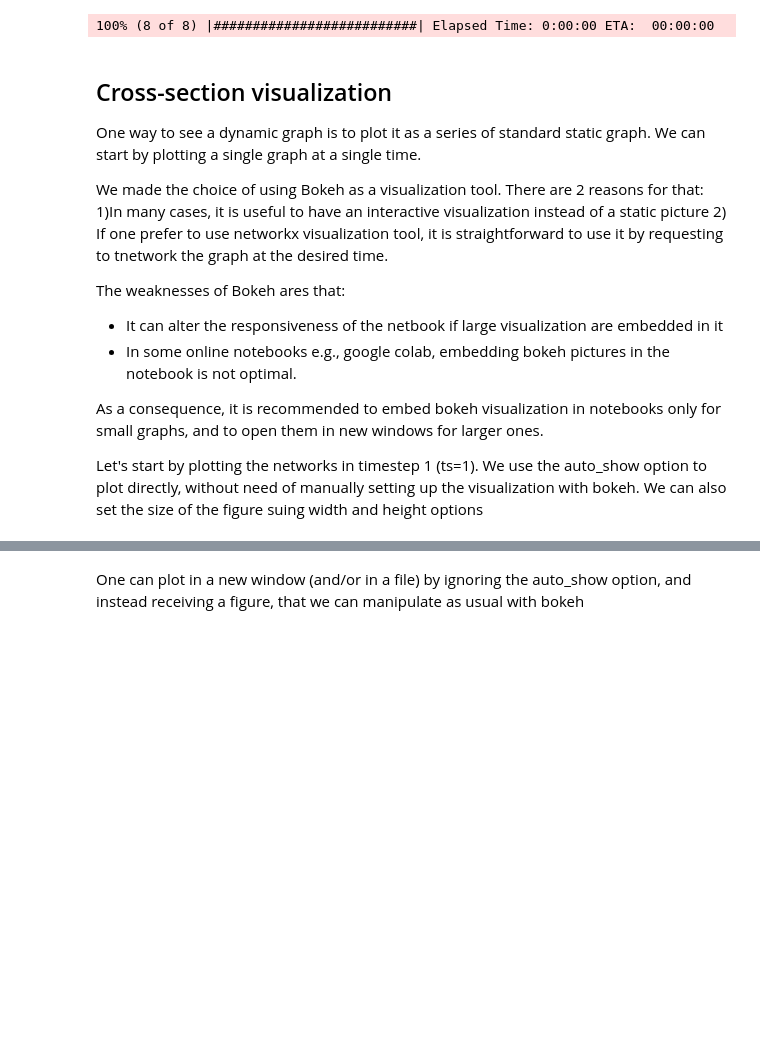
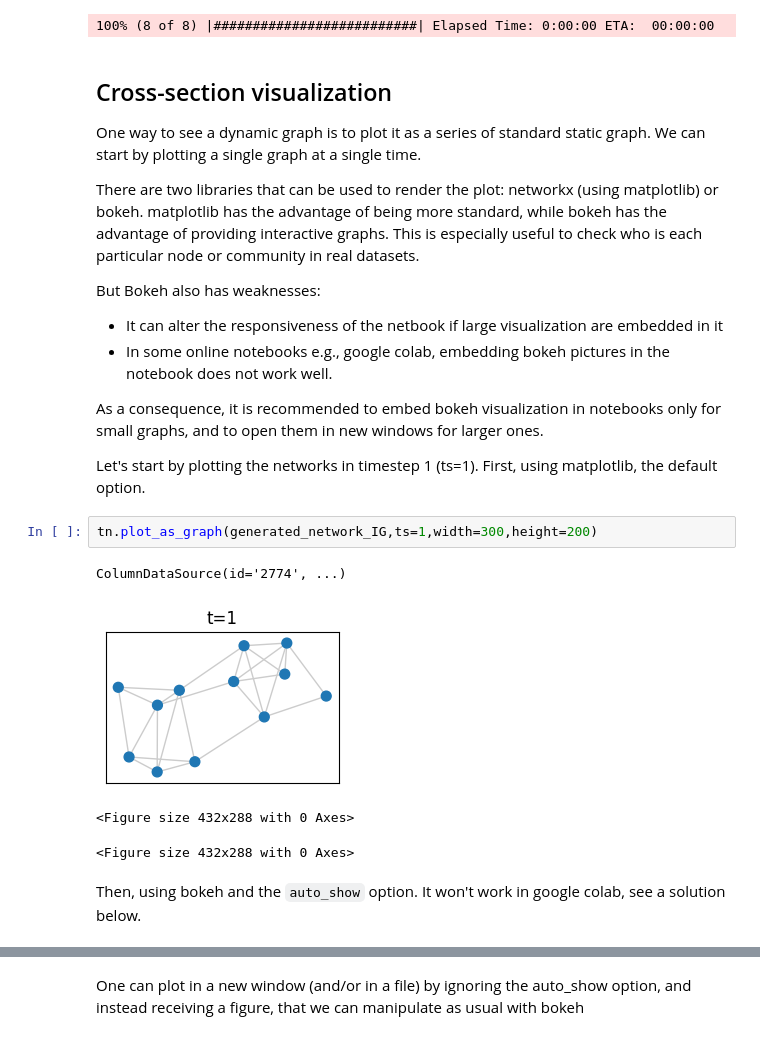
Before and after one commit to Yquetzal/tnetwork, a Jupyter notebook: demo_visu.ipynb, the cells around one changed output, grey strips where cells are left out. Drawn from its saved outputs; the diff is of its cells as text; blank space fills up the shorter version.

Commit message:
Update to make matplotlib plots the default

```diff
--- a/demo_visu.ipynb
+++ b/demo_visu.ipynb
@@ -35,15 +32,23 @@ my_scenario.DEATH(com2,wait=10)
 One way to see a dynamic graph is to plot it as a series of standard static graph.
 We can start by plotting a single graph at a single time.
 
-We made the choice of using Bokeh as a visualization tool. There are 2 reasons for that: 1)In many cases, it is useful to have an interactive visualization instead of a static picture 2) If one prefer to use networkx visualization tool, it is straightforward to use it by requesting to tnetwork the graph at the desired time.
+There are two libraries that can be used to render the plot: networkx (using matplotlib) or bokeh. matplotlib has the advantage of being more standard, while bokeh has the advantage of providing interactive graphs. This is especially useful to check who is each particular node or community in real datasets.
 
-The weaknesses of Bokeh ares that:
+But Bokeh also has weaknesses:
 * It can alter the responsiveness of the netbook if large visualization are embedded in it
-* In some online notebooks e.g., google colab, embedding bokeh pictures in the notebook is not optimal.
+* In some online notebooks e.g., google colab, embedding bokeh pictures in the notebook does not work well.
 
 As a consequence, it is recommended to embed bokeh visualization in notebooks only for small graphs, and to open them in new windows for larger ones.
 
 Let's start by plotting the networks in timestep 1 (ts=1).
-We use the auto_show option to plot directly, without need of manually setting up the visualization with bokeh.
-We can also set the size of the figure suing width and height options
+First, using matplotlib, the default option.
+# %%
+tn.plot_as_graph(generated_network_IG,ts=1,width=300,height=200)
+# %% [output]
+ColumnDataSource(id='2774', ...)
+[figure, added]
+<Figure size 432x288 with 0 Axes>
+<Figure size 432x288 with 0 Axes>
+# %% [markdown]
+Then, using bokeh and the `auto_show` option. It won't work in google colab, see a solution below.
 # %%
```
Also changed, not shown: parts of 6 cells of this notebook, 6 other files.
